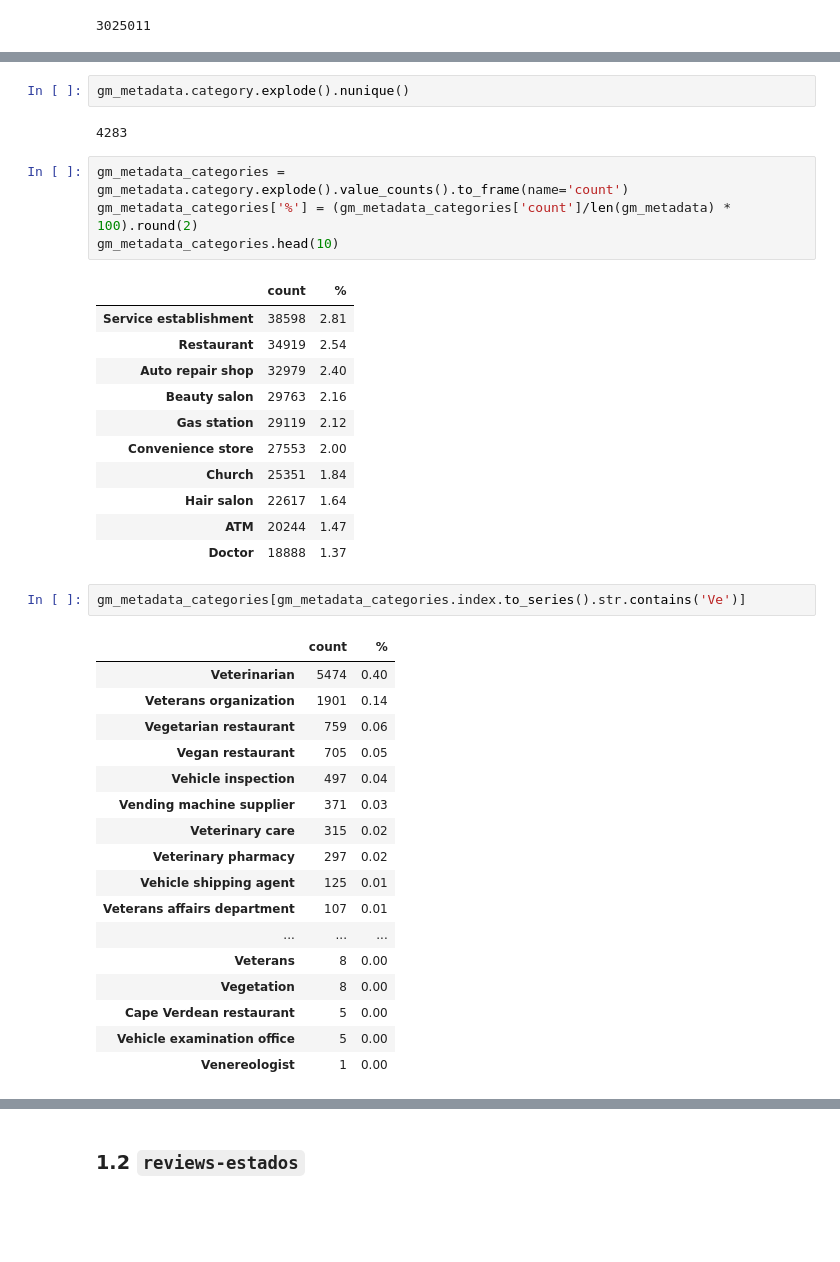
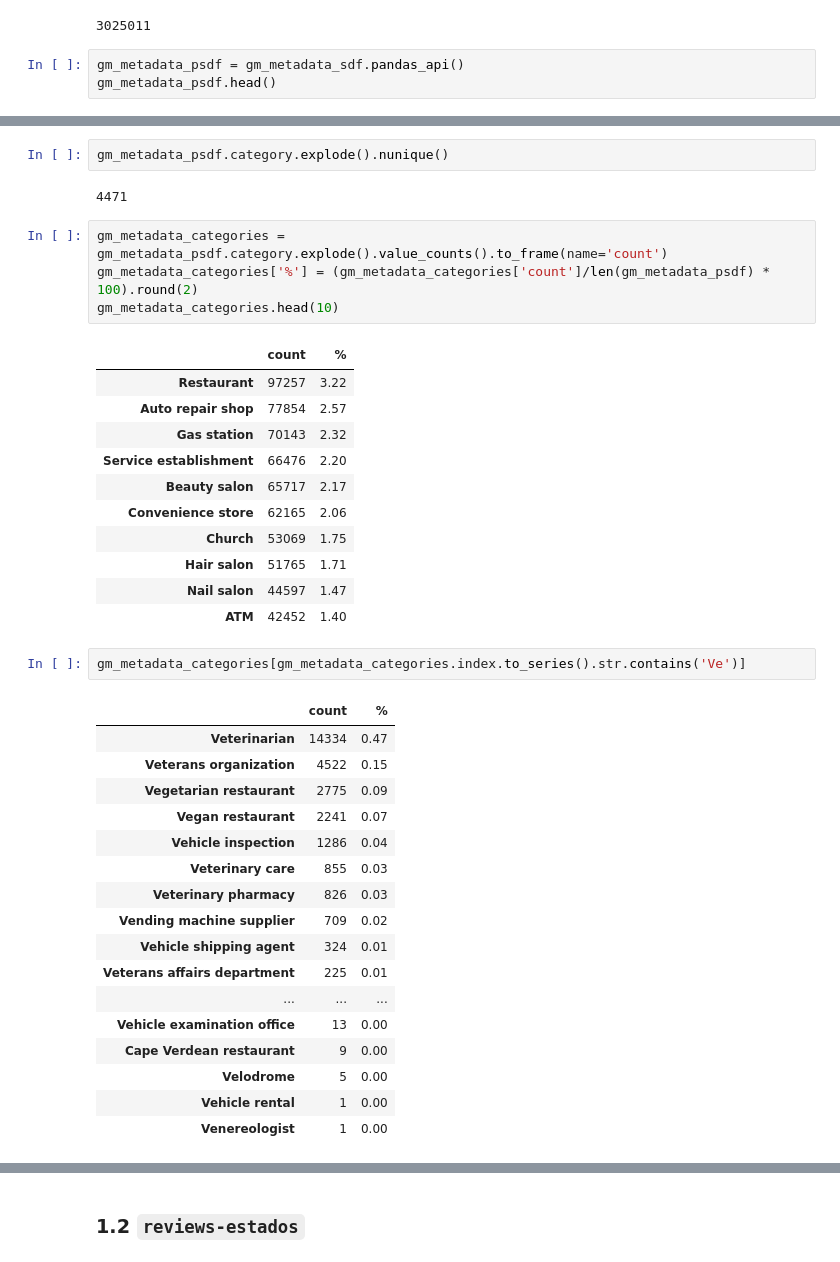
Before and after one commit to Insights-Labs-Consultant-Agency/yelp-google-maps-reviews-and-recommendations, a Jupyter notebook: notebooks/1.1-fp-preliminary-eda.ipynb, the cells around one changed output, grey strips where cells are left out. Cells and saved outputs as stored; diff of their text form; blank space fills up the shorter version.

```diff
--- a/notebooks/1.1-fp-preliminary-eda.ipynb
+++ b/notebooks/1.1-fp-preliminary-eda.ipynb
@@ -79,3 +80,6 @@ root
 gm_metadata_sdf.count()
 # %% [output]
 3025011
+# %%
+gm_metadata_psdf = gm_metadata_sdf.pandas_api()
+gm_metadata_psdf.head()
@@ -86,42 +139,42 @@ gm_metadata.duplicated().sum()
 # %%
-gm_metadata.category.explode().nunique()
+gm_metadata_psdf.category.explode().nunique()
 # %% [output]
-4283
+4471
 # %%
-gm_metadata_categories = gm_metadata.category.explode().value_counts().to_frame(name='count')
-gm_metadata_categories['%'] = (gm_metadata_categories['count']/len(gm_metadata) * 100).round(2)
+gm_metadata_categories = gm_metadata_psdf.category.explode().value_counts().to_frame(name='count')
+gm_metadata_categories['%'] = (gm_metadata_categories['count']/len(gm_metadata_psdf) * 100).round(2)
 gm_metadata_categories.head(10)
 # %% [output]
 |  | count | % |
-| Service establishment | 38598 | 2.81 |
-| Restaurant | 34919 | 2.54 |
-| Auto repair shop | 32979 | 2.40 |
-| Beauty salon | 29763 | 2.16 |
-| Gas station | 29119 | 2.12 |
-| Convenience store | 27553 | 2.00 |
-| Church | 25351 | 1.84 |
-| Hair salon | 22617 | 1.64 |
-| ATM | 20244 | 1.47 |
-| Doctor | 18888 | 1.37 |
+| Restaurant | 97257 | 3.22 |
+| Auto repair shop | 77854 | 2.57 |
+| Gas station | 70143 | 2.32 |
+| Service establishment | 66476 | 2.20 |
+| Beauty salon | 65717 | 2.17 |
+| Convenience store | 62165 | 2.06 |
+| Church | 53069 | 1.75 |
+| Hair salon | 51765 | 1.71 |
+| Nail salon | 44597 | 1.47 |
+| ATM | 42452 | 1.40 |
 # %%
 gm_metadata_categories[gm_metadata_categories.index.to_series().str.contains('Ve')]
 # %% [output]
 |  | count | % |
-| Veterinarian | 5474 | 0.40 |
-| Veterans organization | 1901 | 0.14 |
-| Vegetarian restaurant | 759 | 0.06 |
-| Vegan restaurant | 705 | 0.05 |
-| Vehicle inspection | 497 | 0.04 |
-| Vending machine supplier | 371 | 0.03 |
-| Veterinary care | 315 | 0.02 |
-| Veterinary pharmacy | 297 | 0.02 |
-| Vehicle shipping agent | 125 | 0.01 |
-| Veterans affairs department | 107 | 0.01 |
+| Veterinarian | 14334 | 0.47 |
+| Veterans organization | 4522 | 0.15 |
+| Vegetarian restaurant | 2775 | 0.09 |
+| Vegan restaurant | 2241 | 0.07 |
+| Vehicle inspection | 1286 | 0.04 |
+| Veterinary care | 855 | 0.03 |
+| Veterinary pharmacy | 826 | 0.03 |
+| Vending machine supplier | 709 | 0.02 |
+| Vehicle shipping agent | 324 | 0.01 |
+| Veterans affairs department | 225 | 0.01 |
 | ... | ... | ... |
-| Veterans | 8 | 0.00 |
-| Vegetation | 8 | 0.00 |
-| Cape Verdean restaurant | 5 | 0.00 |
-| Vehicle examination office | 5 | 0.00 |
+| Vehicle examination office | 13 | 0.00 |
+| Cape Verdean restaurant | 9 | 0.00 |
+| Velodrome | 5 | 0.00 |
+| Vehicle rental | 1 | 0.00 |
 | Venereologist | 1 | 0.00 |
 # %%
 vegetarian_categories = 'Vegan restaurant|Vegetarian restaurant|Vegetarian cafe and deli'
```
Also changed, not shown: parts of 21 cells of this notebook.
